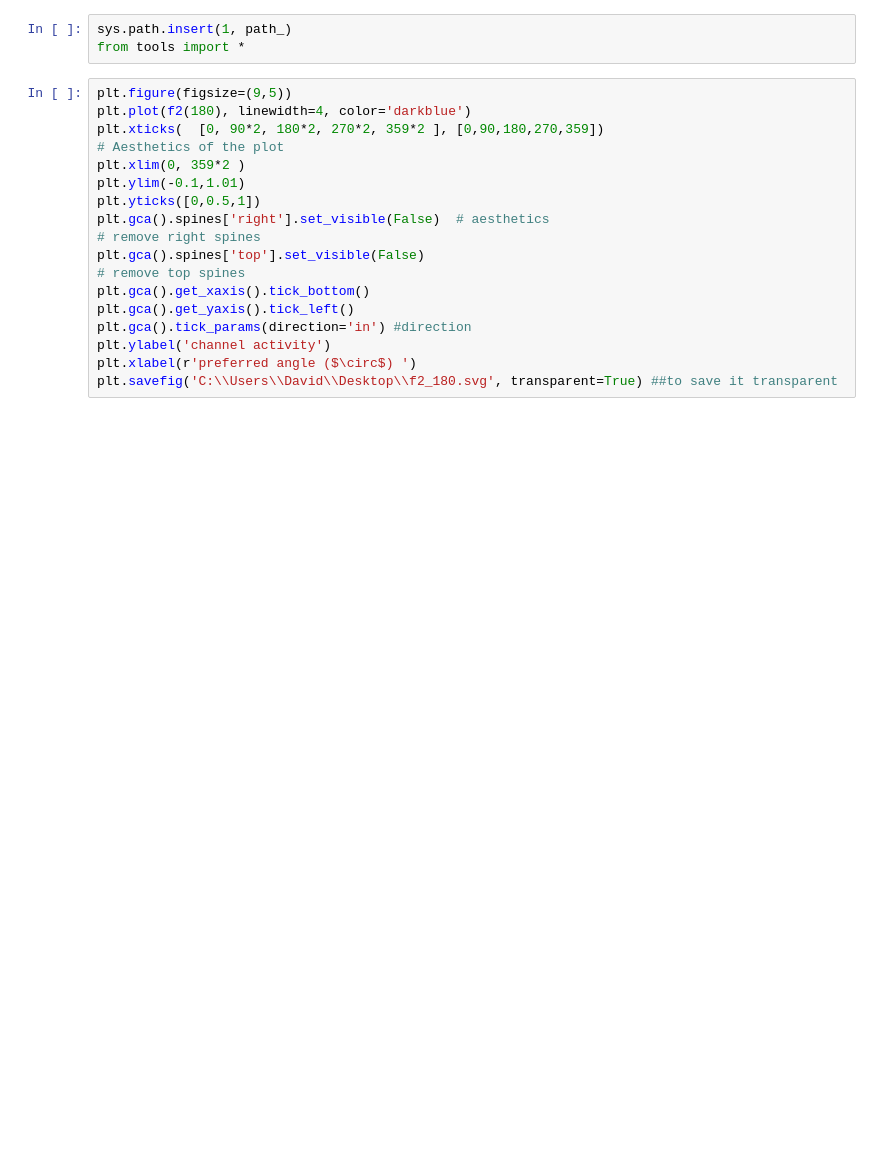
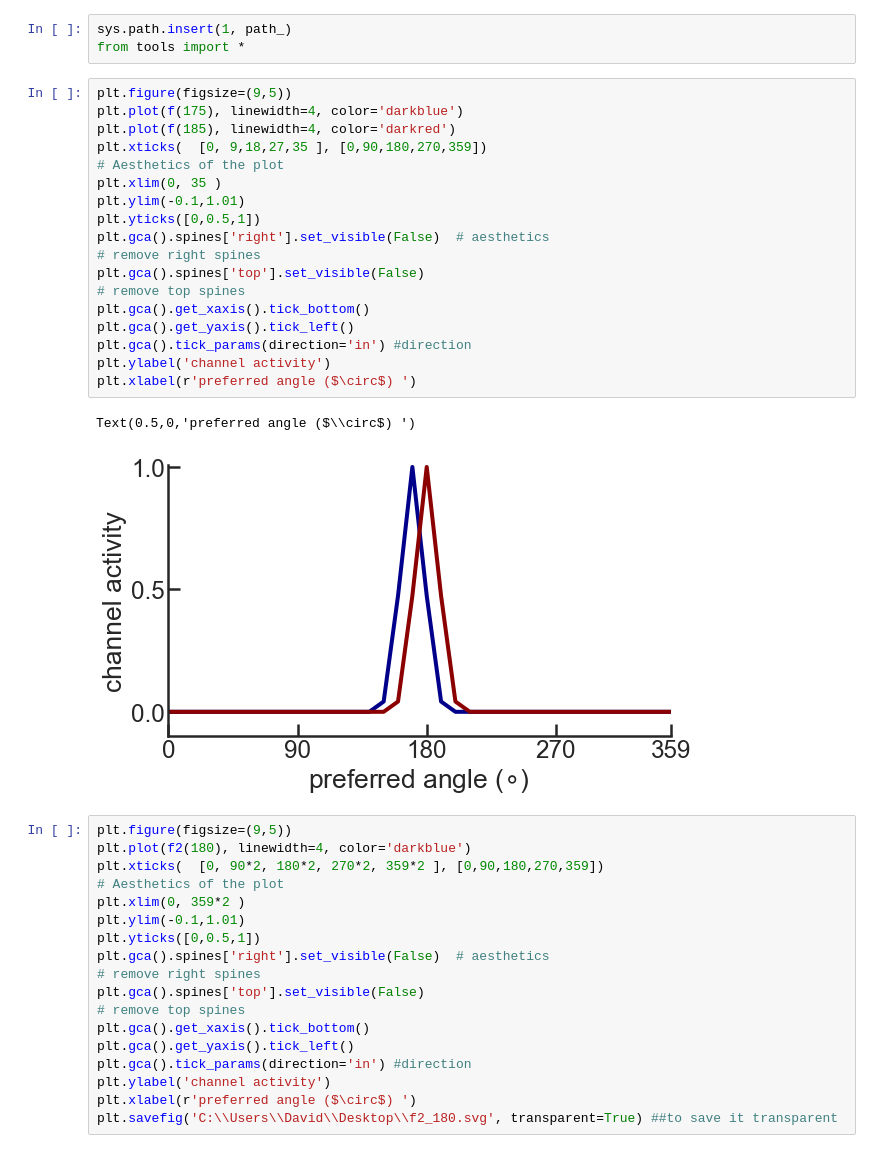
Before and after one commit to davidbestue/encoding, a Jupyter notebook: scripts/plots/IEM/Model_IEM_channels_plots.ipynb, the cells around one changed output. Drawn from its saved outputs; the diff is of its cells as text; blank space fills up the shorter version.

```diff
--- a/scripts/plots/IEM/Model_IEM_channels_plots.ipynb
+++ b/scripts/plots/IEM/Model_IEM_channels_plots.ipynb
@@ -6,6 +6,24 @@ path_ = 'C:\\Users\\David\\Documents\\GitHub\\encoding\\scripts\\wm_representati
 # %%
 sys.path.insert(1, path_)
 from tools import *
+# %%
+plt.figure(figsize=(9,5))
+plt.plot(f(175), linewidth=4, color='darkblue')
+plt.plot(f(185), linewidth=4, color='darkred')
+plt.xticks(  [0, 9,18,27,35 ], [0,90,180,270,359])                                                                       # Aesthetics of the plot
+plt.xlim(0, 35 )
+plt.ylim(-0.1,1.01)
+plt.yticks([0,0.5,1])
+plt.gca().spines['right'].set_visible(False)  # aesthetics                                                                              # remove right spines
+plt.gca().spines['top'].set_visible(False)                                                                                  # remove top spines
+plt.gca().get_xaxis().tick_bottom()
+plt.gca().get_yaxis().tick_left()
+plt.gca().tick_params(direction='in') #direction
+plt.ylabel('channel activity')
+plt.xlabel(r'preferred angle ($\circ$) ')
+# %% [output]
+Text(0.5,0,'preferred angle ($\\circ$) ')
+[figure, added]
 # %%
 plt.figure(figsize=(9,5))
 plt.plot(f2(180), linewidth=4, color='darkblue')
```
